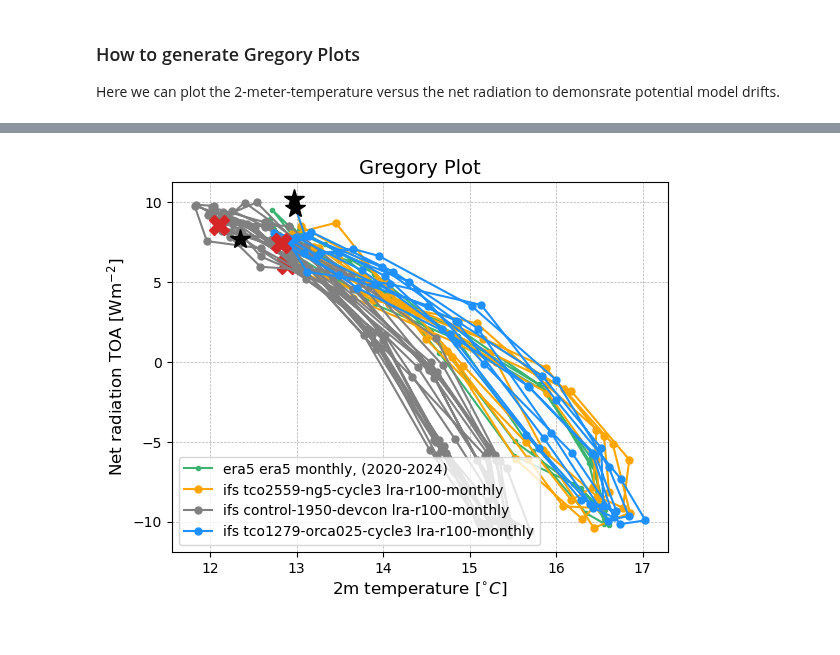
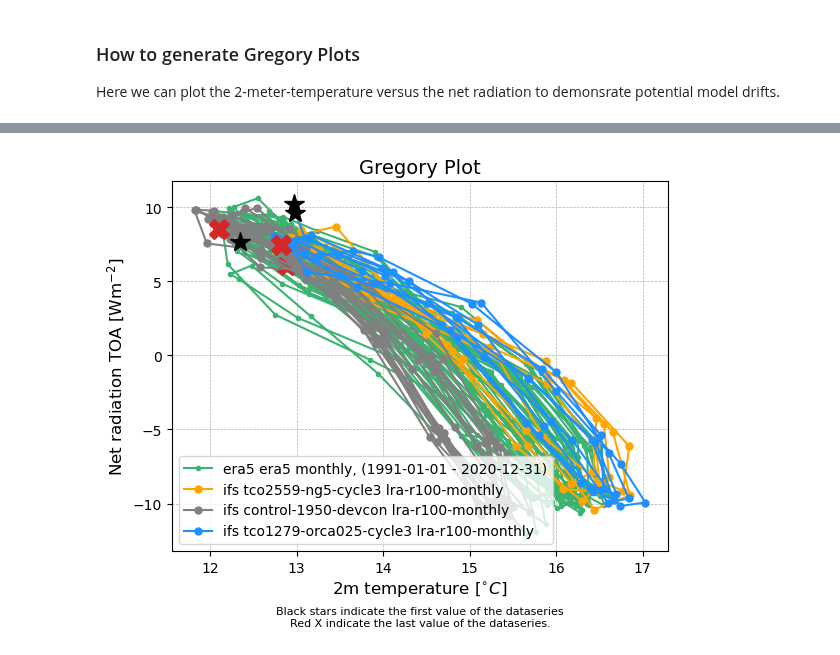
Before and after one commit to Predictia/AQUA, a Jupyter notebook: diagnostics/radiation/notebooks/gregory.ipynb, the cells around one changed output, grey strips where cells are left out. Cells and saved outputs as stored; diff of their text form; code cells hidden in the pictures.

Commit message:
found error in time selection of observation data in gregory plot - solved

```diff
--- a/diagnostics/radiation/notebooks/gregory.ipynb
+++ b/diagnostics/radiation/notebooks/gregory.ipynb
@@ -44,5 +23,5 @@ era5
 # %%
 model_list = [ifs_4km, ifs_control, ifs_9km]
-gregory_plot(obs_data = era5, models = model_list)
+gregory_plot(obs_data = era5, models = model_list, obs_time_range = ('1991-01-01', '2020-12-31'))
 # %% [output]
-[figure, old version]
+[figure, new version]
```
Also changed, not shown: parts of 2 cells of this notebook, 1 other file.
